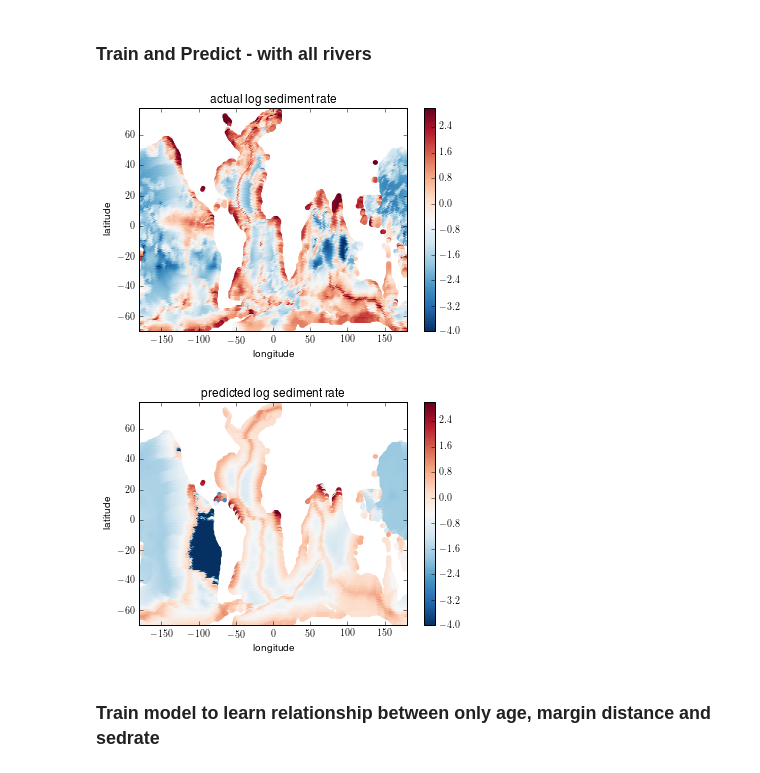
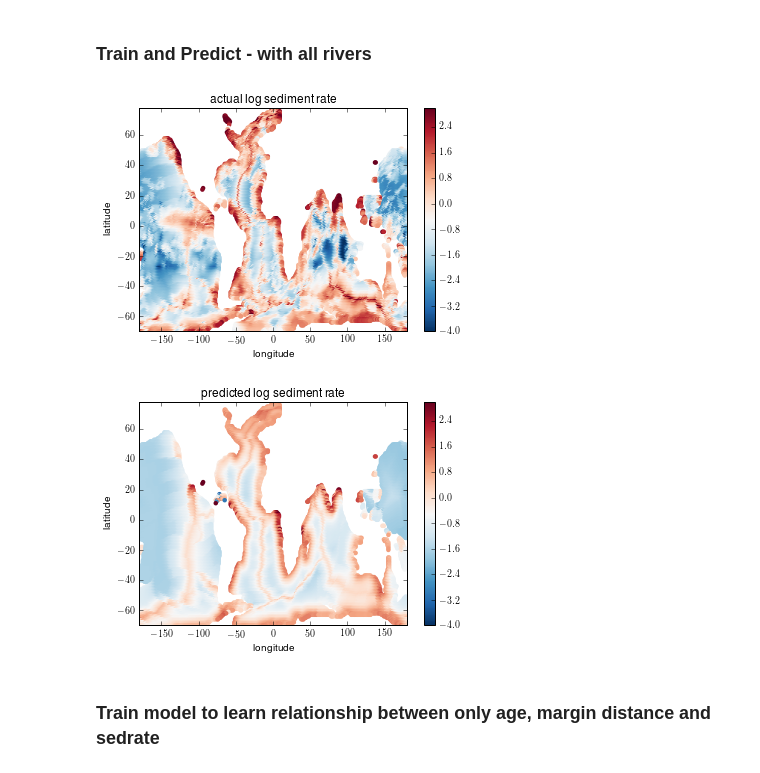
Before and after one commit to EarthByte/predicting-sediment-thickness, a Jupyter notebook: python_notebooks_and_input_data_archive/sediment_rate.ipynb, the cells around one changed output. Drawn from its saved outputs; the diff is of its cells as text; code cells hidden in the pictures.

```diff
--- a/python_notebooks_and_input_data_archive/sediment_rate.ipynb
+++ b/python_notebooks_and_input_data_archive/sediment_rate.ipynb
@@ -246,47 +246,47 @@ w0 = np.random.random(13)
 # opt = res.x
 # opt_weights = opt ** 2
 # print(tabulate(np.vstack([river_names, opt_weights]).T))
 
 # This is the optimal weights from optimization
 opt_weights = np.array([
-        1.17714,
-        0.106609,
-        1.10607,
-        0.690672,
-        1.43284,
-        1.46731,
-        0.0010471,
-        0.687588,
-        0.310896,
-        0.446454,
-        0.312908,
-        4.55724e-11,
-        0.517183
+        0.414269,
+        0.481972,
+        0.434731,
+        0.587118,
+        0.0604029,
+        0.490885,
+        0.333003,
+        1.28889,
+        3.86078,
+        0.230872,
+        0.681036,
+        0.185918,
+        0.270061
     ])
 ws_river = np.sum(irivers * opt_weights, axis=1)
 data2 = np.c_[data1, ws_river, sedrate]
 lon = data1[:, lon_ind]
 lat = data1[:, lat_ind]
 ypred, regressor_trained = geo_preprocess3.regression(data=data2,
                         regressor=regressor,
                         n_splits=n_splits,
                         lon_ind=lon_ind,
                         lat_ind=lat_ind,
                         y_ind=-1,
                         logy=True)
 
 geo_preprocess3.draw_global(c=np.log(sedrate),
                        title='actual log sediment rate',
                        longitude=lon, latitude=lat,
                        vmin=-4,
                        vmax=3)
 geo_preprocess3.draw_global(c=ypred, title='predicted log sediment rate',
                        longitude=lon, latitude=lat,
                        vmin=-4,
                        vmax=3)
 # %% [output]
 [figure]
-[figure, old version]
+[figure, new version]
 # %% [markdown]
 ### Train model to learn relationship between only age, margin distance and sedrate
 # %%
```
Also changed, not shown: parts of 6 cells of this notebook, 10 other files.
